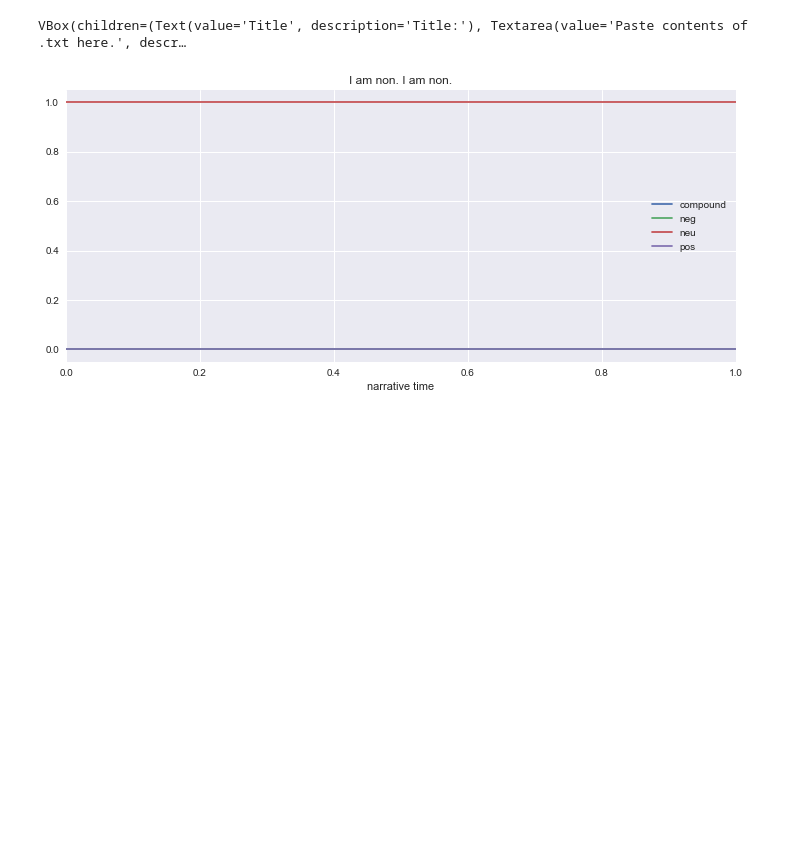
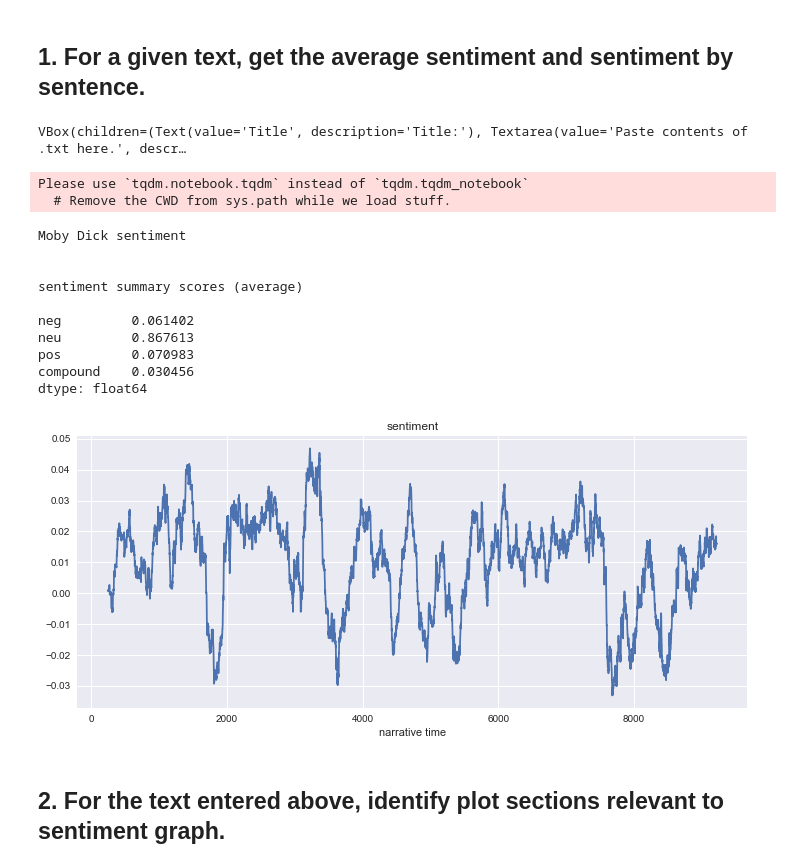
Before and after one commit to jbartonthomas/gutenberg, a Jupyter notebook: sentiment_analysis.ipynb, the cells around one changed output. Saved outputs shown, nothing was run; the diff lists cells and outputs as text; code cells hidden in the pictures; blank space fills up the shorter version.

Commit message:
sentiment

```diff
--- a/sentiment_analysis.ipynb
+++ b/sentiment_analysis.ipynb
@@ -10,42 +15,77 @@ nltk.download('vader_lexicon')
+# %% [markdown]
+## 1. For a given text, get the average sentiment and sentiment by sentence.
 # %%
 from matplotlib import pyplot as plt
+from tqdm import tqdm_notebook
+
+def tokenize_sentiment(txt):
+    sents = tokenizer.tokenize(txt)
+    sentiments = []
+    for s in tqdm_notebook(sents):
+        sentiments.append(sia.polarity_scores(s))
+    return sents, result
+
 
 def sentiment_plot(state):
     sia = SentimentIntensityAnalyzer()
     if text.value=='Paste contents of .txt here.' or title.value=='Title':
         return('Please enter text for all fields')
-    sents = tokenizer.tokenize(text.value)
-    result = []
-    for s in sents:
-        result.append(sia.polarity_scores(s))
+
+    sents, sent = tokenize_sentiment(text.value)
 
     plt.figure(figsize=(12,5))
-    ax=plt.gca()
-    ax = pd.DataFrame(result).plot(title=title.value, ax = ax)
+    ax =  plt.gca()
+    df = pd.DataFrame(result)
+
+    print('{} sentiment\n\n'.format(title.value))
+    out = df.mean()
+    print('sentiment summary scores (average)\n')
+    print(out)
+
+    ts = (df['pos']-df['neg']).rolling(250).mean()
+    ax = ts.plot(title='sentiment', ax = ax)
     ax.set_xlabel("narrative time")
-    return ax
 
 title = widgets.Text(description='Title:', value='Title')
 
 text = widgets.Textarea(
             value='Paste contents of .txt here.',
             placeholder='Type something',
             description='String:',
             disabled=False,
-            layout={'width': '98%'}
+            layout={'width': '98%', 'height':'250px'}
         )
 
 button = widgets.Button(
     description='Run',
     disabled=False,
     button_style='',
     tooltip='Run',
-    icon=''
+    icon='', layout={'pos': 'center'}
 )
 
+box_layout = widgets.Layout(display='flex',
+                flex_flow='column',
+                align_items='flex-start',
+                width='50%')
+
 button.on_click(sentiment_plot)
-box = widgets.VBox([title, text, button], titles =('Title', 'Text'))
+box = widgets.VBox([title, text, button], titles =('Title', 'Text'), layout=box_layout)
 box
 # %% [output]
 VBox(children=(Text(value='Title', description='Title:'), Textarea(value='Paste contents of .txt here.', descr…
+Please use `tqdm.notebook.tqdm` instead of `tqdm.tqdm_notebook`
+  # Remove the CWD from sys.path while we load stuff.
+Moby Dick sentiment
+
+
+sentiment summary scores (average)
+
+neg         0.061402
+neu         0.867613
+pos         0.070983
+compound    0.030456
+dtype: float64
-[figure, old version]
+[figure, new version]
+# %% [markdown]
+## 2. For the text entered above, identify plot sections relevant to sentiment graph.
```
Also changed, not shown: parts of 2 cells of this notebook, 1 other file.
